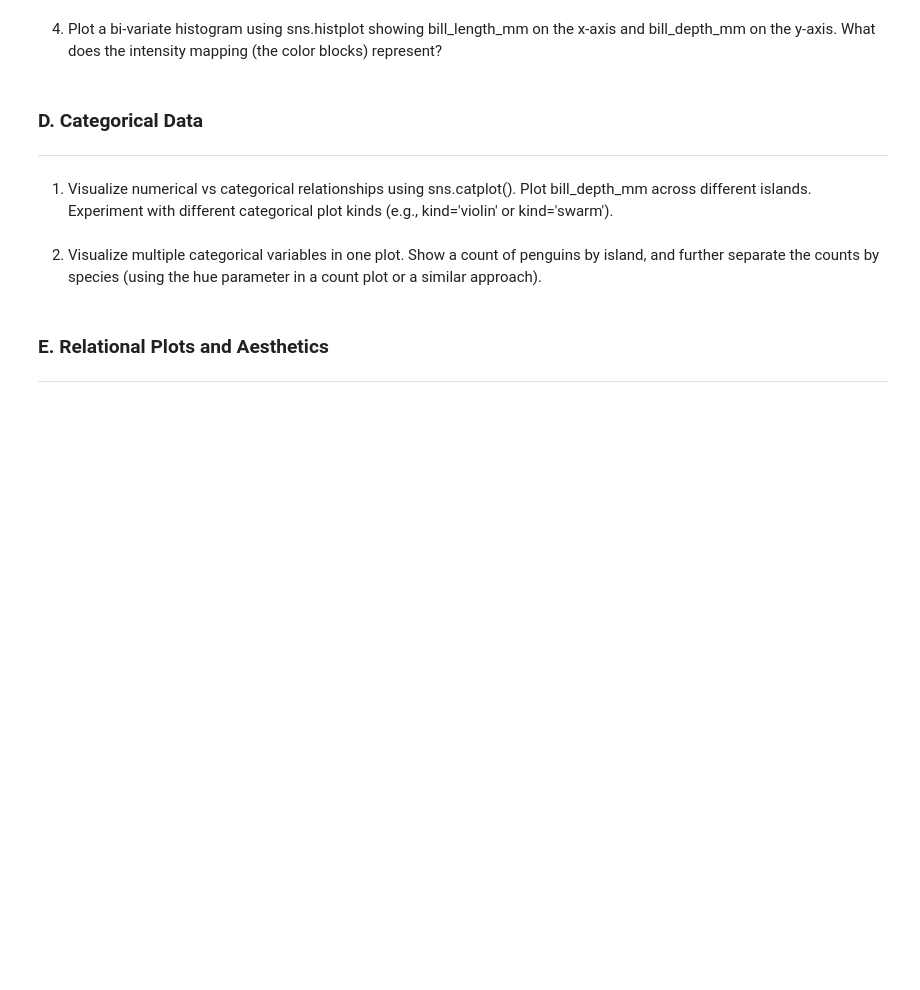
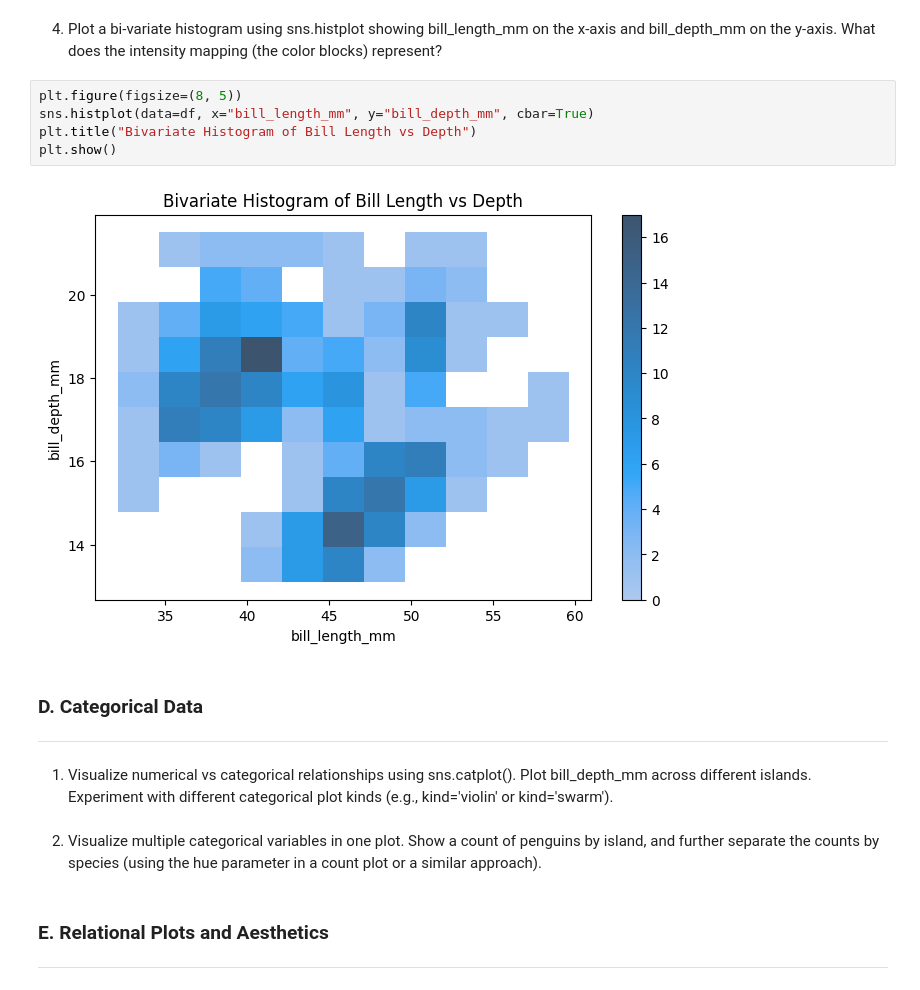
Before and after one commit to MonaMashta/AAI, a Jupyter notebook: student/Data Science/Module 3/Ex3-2.ipynb, the cells around one changed output. Drawn from its saved outputs; the diff is of its cells as text; blank space fills up the shorter version.

```diff
--- a/student/Data Science/Module 3/Ex3-2.ipynb
+++ b/student/Data Science/Module 3/Ex3-2.ipynb
@@ -96,5 +120,12 @@ plt.show()
 # %% [markdown]
 4. Plot a bi-variate histogram using sns.histplot showing bill_length_mm on the x-axis and bill_depth_mm on the y-axis. What does the intensity mapping (the color blocks) represent?
+# %%
+plt.figure(figsize=(8, 5))
+sns.histplot(data=df, x="bill_length_mm", y="bill_depth_mm", cbar=True)
+plt.title("Bivariate Histogram of Bill Length vs Depth")
+plt.show()
+# %% [output]
+[figure, added]
 # %% [markdown]
 ### D. Categorical Data
 ---
```
Also changed, not shown: parts of 3 cells of this notebook.
